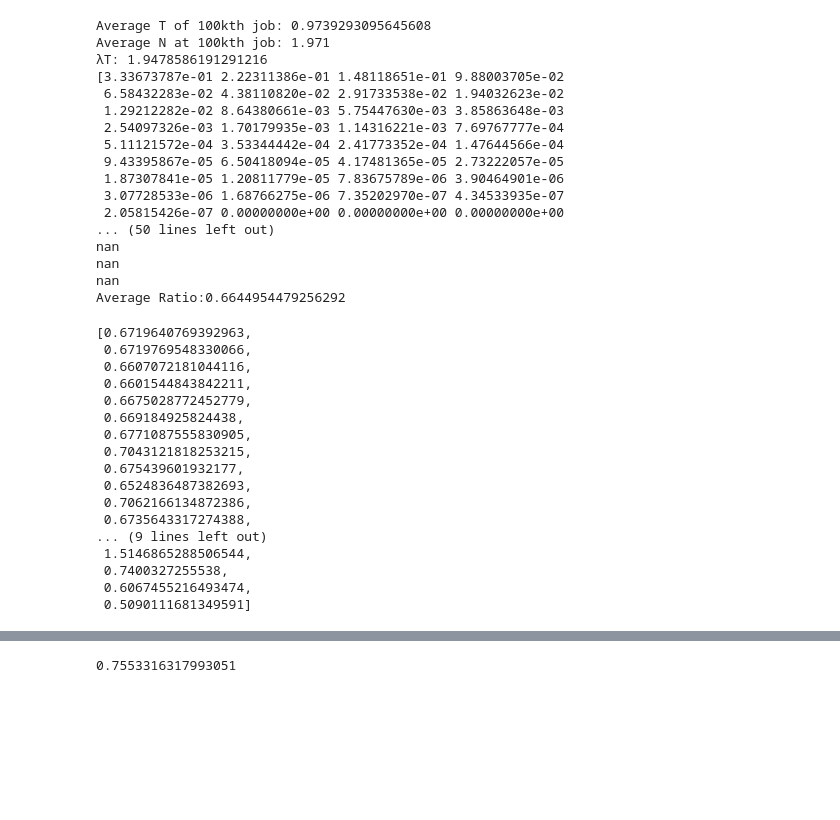
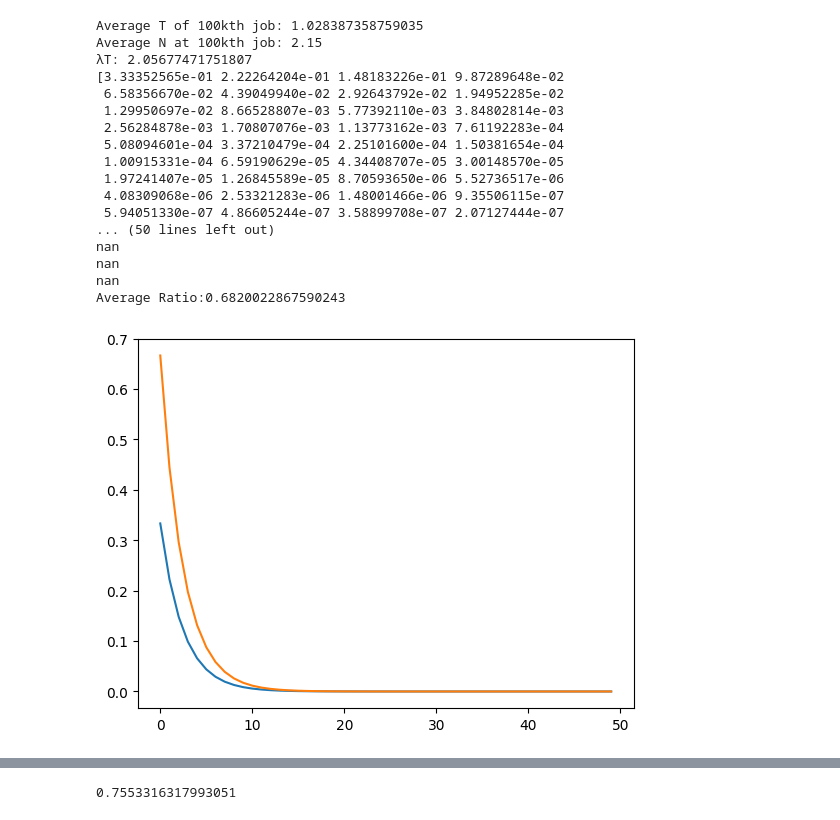
Before and after one commit to DolevArtzi/probably-probability, a Jupyter notebook: queueing/dropping_system.ipynb, the cells around one changed output, grey strips where cells are left out. Saved outputs shown, nothing was run; the diff lists cells and outputs as text; code cells hidden in the pictures; blank space fills up the shorter version.

Commit message:
plot expected vs observed pi's for MM1

```diff
--- a/queueing/dropping_system.ipynb
+++ b/queueing/dropping_system.ipynb
@@ -14,6 +14,9 @@ def gen_arrival():
 def gen_jobsize():
     u = uniform(0,1)
     return -(1/μ)*log(u)
+
+
+''' Making transition to dropping system now: 1 server'''
 def run():
     pis = [0] * 50
     t = 0
@@ -47,7 +50,7 @@ def run():
                 t_complete = gen_jobsize()
             t_arrive = gen_arrival()
             arrivals += 1
-            if arrivals == 10_000:
+            if arrivals == 100_000:
                 t_100k = t
                 to_depart = N
                 # print('hey',t,t_100k,N)
@@ -75,43 +78,28 @@ a = [final[i+1] / final[i] for i in range(len(final) - 1)]
 a = [x for x in a if x > 0]
 print(f'Average Ratio:{np.mean(a)}')
 # %% [output]
-Average T of 100kth job: 0.9739293095645608
-Average N at 100kth job: 1.971
-λT: 1.9478586191291216
-[3.33673787e-01 2.22311386e-01 1.48118651e-01 9.88003705e-02
- 6.58432283e-02 4.38110820e-02 2.91733538e-02 1.94032623e-02
- 1.29212282e-02 8.64380661e-03 5.75447630e-03 3.85863648e-03
- 2.54097326e-03 1.70179935e-03 1.14316221e-03 7.69767777e-04
- 5.11121572e-04 3.53344442e-04 2.41773352e-04 1.47644566e-04
- 9.43395867e-05 6.50418094e-05 4.17481365e-05 2.73222057e-05
- 1.87307841e-05 1.20811779e-05 7.83675789e-06 3.90464901e-06
- 3.07728533e-06 1.68766275e-06 7.35202970e-07 4.34533935e-07
- 2.05815426e-07 0.00000000e+00 0.00000000e+00 0.00000000e+00
+Average T of 100kth job: 1.028387358759035
+Average N at 100kth job: 2.15
+λT: 2.05677471751807
+[3.33352565e-01 2.22264204e-01 1.48183226e-01 9.87289648e-02
+ 6.58356670e-02 4.39049940e-02 2.92643792e-02 1.94952285e-02
+ 1.29950697e-02 8.66528807e-03 5.77392110e-03 3.84802814e-03
+ 2.56284878e-03 1.70807076e-03 1.13773162e-03 7.61192283e-04
+ 5.08094601e-04 3.37210479e-04 2.25101600e-04 1.50381654e-04
+ 1.00915331e-04 6.59190629e-05 4.34408707e-05 3.00148570e-05
+ 1.97241407e-05 1.26845589e-05 8.70593650e-06 5.52736517e-06
+ 4.08309068e-06 2.53321283e-06 1.48001466e-06 9.35506115e-07
+ 5.94051330e-07 4.86605244e-07 3.58899708e-07 2.07127444e-07
 ... (50 lines left out)
 nan
 nan
 nan
-Average Ratio:0.6644954479256292
+Average Ratio:0.6820022867590243
-# %%
-f = final[12:38]
-
-a = [f[i+1] / f[i] for i in range(len(f) - 1)]
-a
-# %% [output]
-[0.6719640769392963,
- 0.6719769548330066,
- 0.6607072181044116,
- 0.6601544843842211,
- 0.6675028772452779,
- 0.669184925824438,
- 0.6771087555830905,
- 0.7043121818253215,
- 0.675439601932177,
- 0.6524836487382693,
- 0.7062166134872386,
- 0.6735643317274388,
-... (9 lines left out)
- 1.5146865288506544,
- 0.7400327255538,
- 0.6067455216493474,
- 0.5090111681349591]
+# %%
+from matplotlib import pyplot as plt
+xs,ys = list(range(len(final))),final
+plt.plot(xs,ys)
+plt.plot(xs,ys2)
+plt.show()
+# %% [output]
+[figure, added]
```
Also changed, not shown: parts of 9 cells of this notebook.
